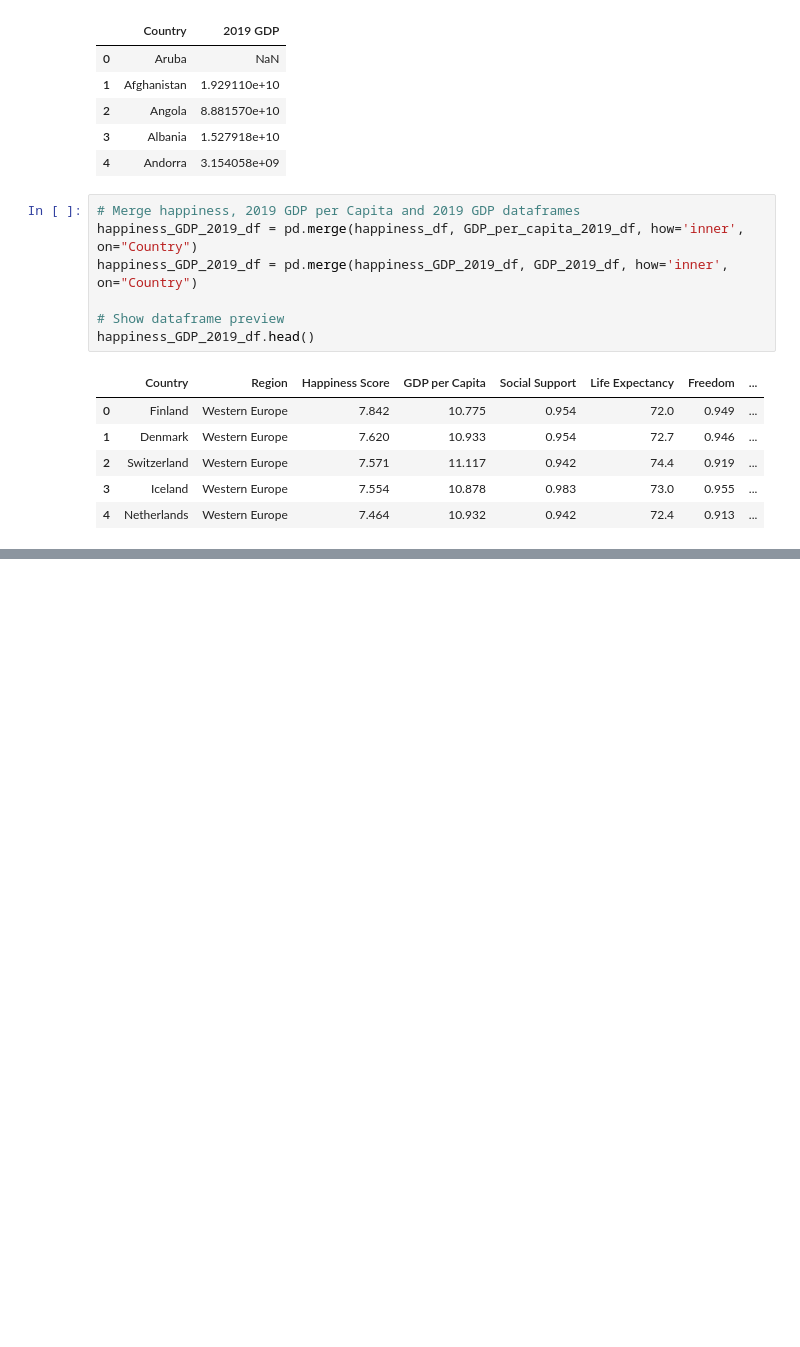
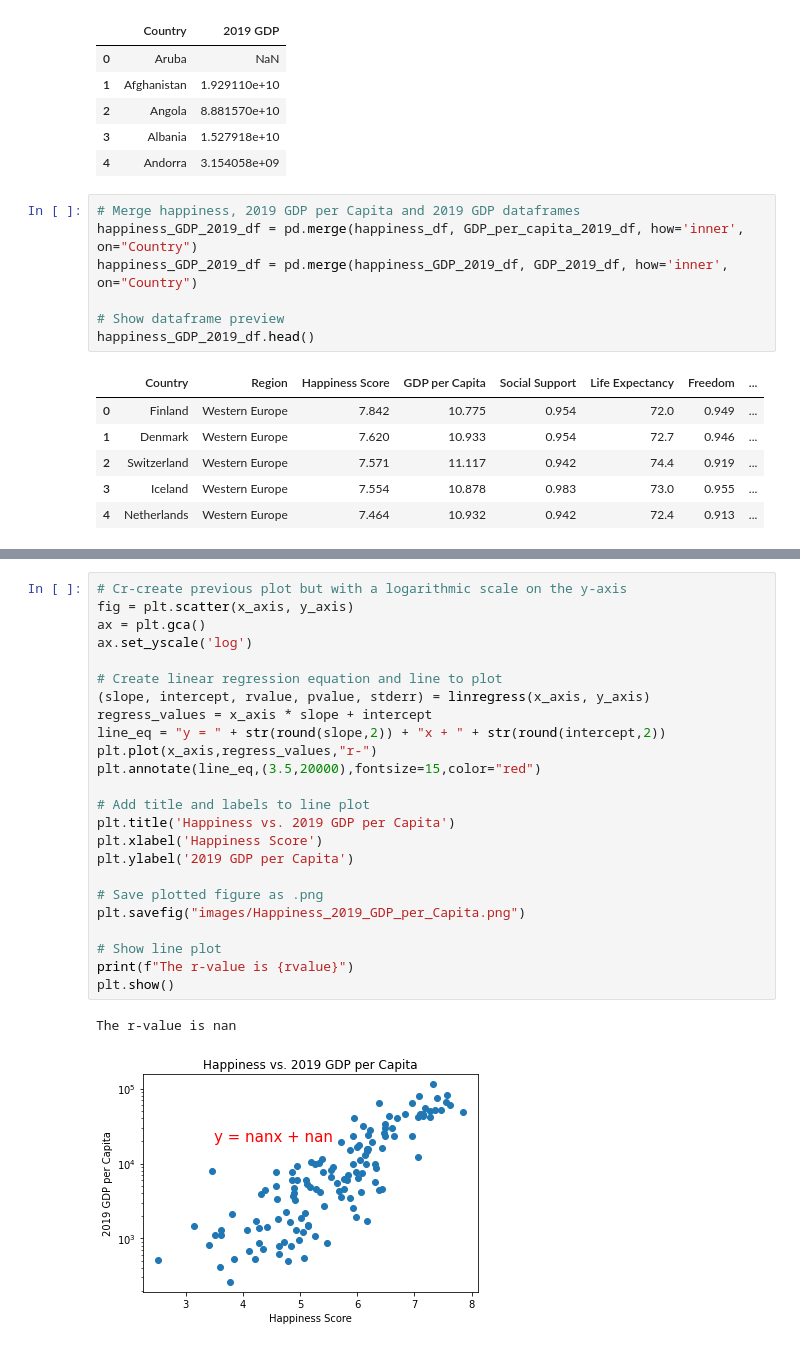
Before and after one commit to jfaccioli/happiness-project, a Jupyter notebook: Happiness_Project.ipynb, the cells around one changed output, grey strips where cells are left out. Saved outputs shown, nothing was run; the diff lists cells and outputs as text; blank space fills up the shorter version.

```diff
--- a/Happiness_Project.ipynb
+++ b/Happiness_Project.ipynb
@@ -334,4 +341,31 @@ plt.show()
 # %% [output]
 The r-value is nan
 [figure]
+# %%
+# Cr-create previous plot but with a logarithmic scale on the y-axis
+fig = plt.scatter(x_axis, y_axis)
+ax = plt.gca()
+ax.set_yscale('log')
+
+# Create linear regression equation and line to plot
+(slope, intercept, rvalue, pvalue, stderr) = linregress(x_axis, y_axis)
+regress_values = x_axis * slope + intercept
+line_eq = "y = " + str(round(slope,2)) + "x + " + str(round(intercept,2))
+plt.plot(x_axis,regress_values,"r-")
+plt.annotate(line_eq,(3.5,20000),fontsize=15,color="red")
+
+# Add title and labels to line plot
+plt.title('Happiness vs. 2019 GDP per Capita')
+plt.xlabel('Happiness Score')
+plt.ylabel('2019 GDP per Capita')
+
+# Save plotted figure as .png
+plt.savefig("images/Happiness_2019_GDP_per_Capita.png")
+
+# Show line plot
+print(f"The r-value is {rvalue}")
+plt.show()
+# %% [output]
+The r-value is nan
+[figure, added]
 # %%
```
Also changed, not shown: parts of 8 cells of this notebook, 2 other files.
